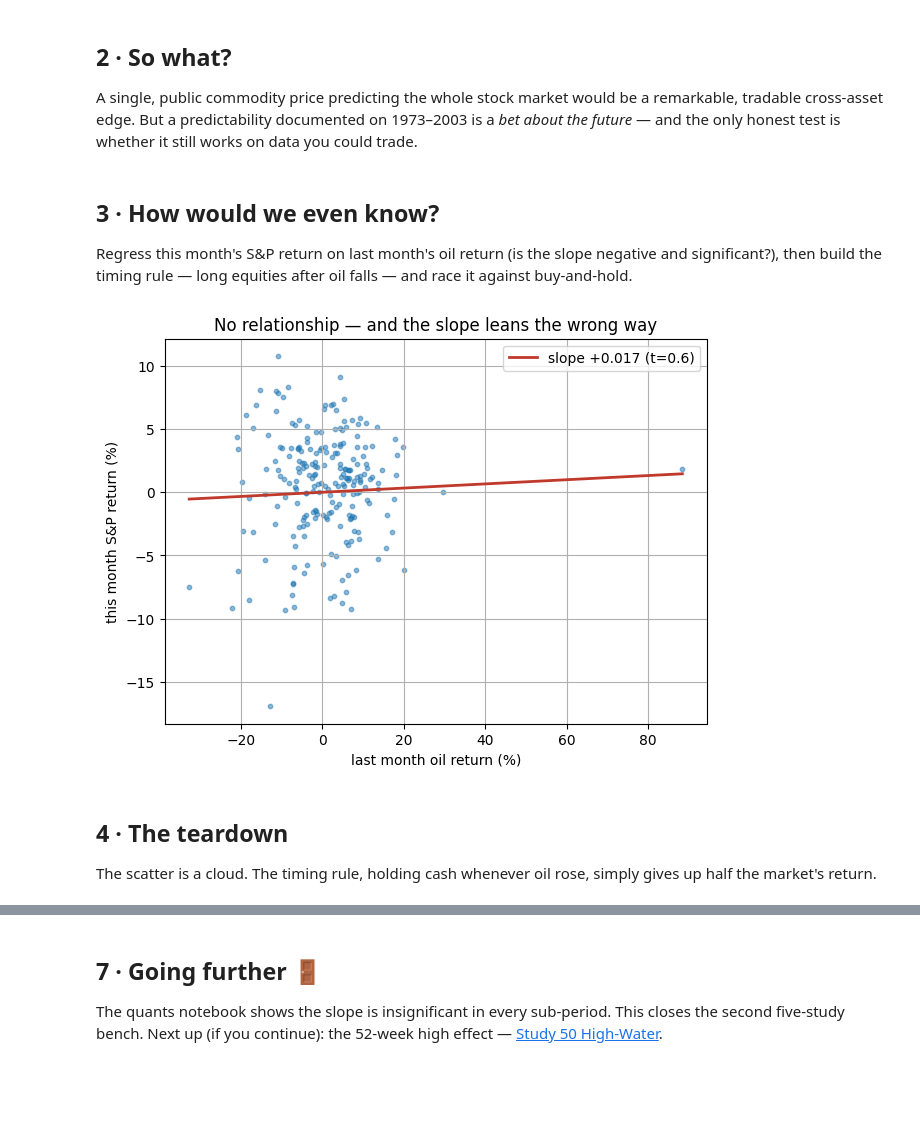
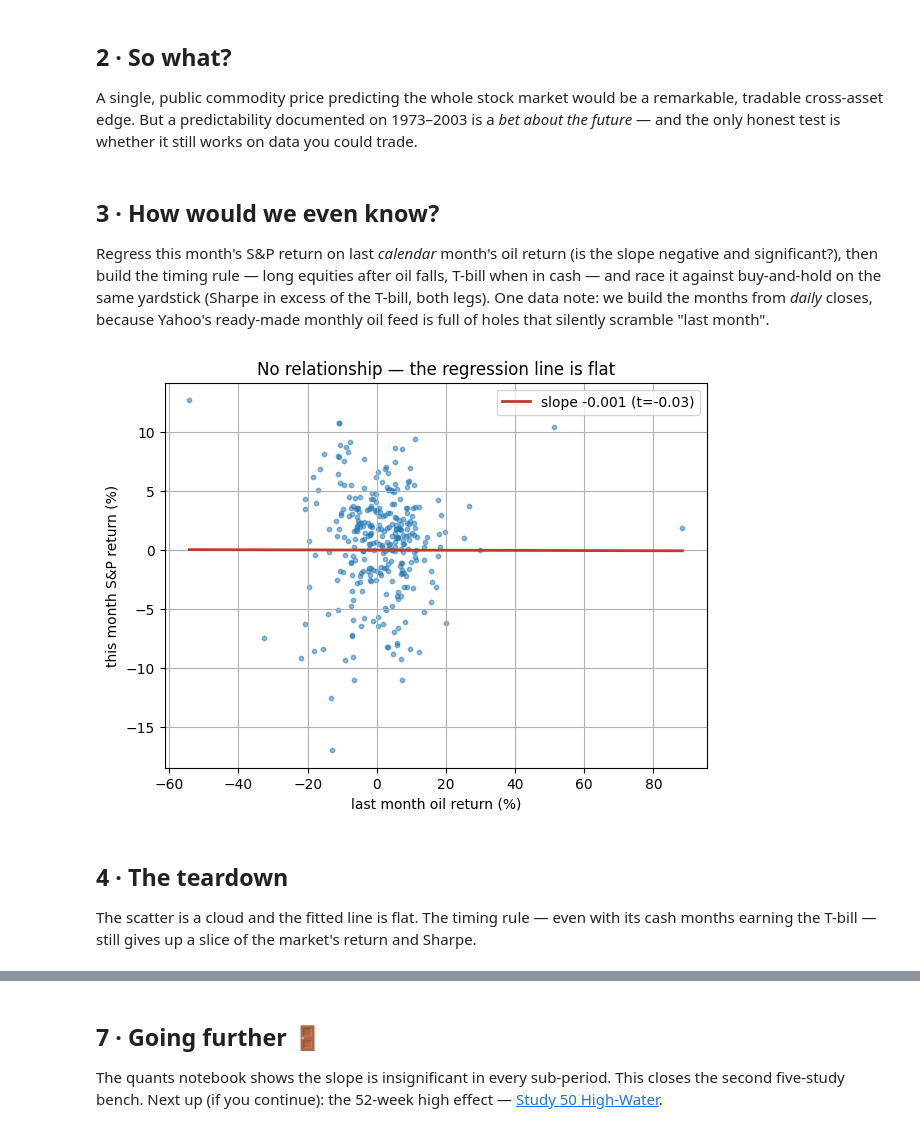
Before and after one commit to Guillain-RDCDE/Open-Alpha-Lab, a Jupyter notebook: studies/49-black-gold/notebooks/01_for_the_curious.ipynb, the cells around one changed output, grey strips where cells are left out. Drawn from its saved outputs; the diff is of its cells as text; code cells hidden in the pictures; blank space fills up the shorter version.

```diff
--- a/studies/49-black-gold/notebooks/01_for_the_curious.ipynb
+++ b/studies/49-black-gold/notebooks/01_for_the_curious.ipynb
@@ -20,9 +20,11 @@ import matplotlib.pyplot as plt
 plt.rcParams["figure.figsize"] = (10, 5.5); plt.rcParams["axes.grid"] = True
 import numpy as np, pandas as pd
 from black_gold import data, strategy as st
-d = data.fetch_pair()                          # cache-first; built by examples/verify.py --fetch
+from quantlab import repro
+d = repro.as_of(data.fetch_pair())             # cache-first (examples/verify.py --fetch); hole-free monthly grid, pinned as-of
 reg = st.predict_regression(d["oil"], d["eq"])
-timing, bh = st.oil_timing(d["oil"], d["eq"]), st.buy_hold(d["eq"])
+timing = st.oil_timing(d["oil"], d["eq"], d["tbill"])  # cash leg earns the 13-week T-bill
+bh = st.buy_hold(d["eq"])
 # %% [markdown]
 ## The answer first 🎯
 
@@ -42,18 +44,18 @@ A single, public commodity price predicting the whole stock market would be a re
 # %% [markdown]
 ## 3 · How would we even know?
 
-Regress this month's S&P return on last month's oil return (is the slope negative and significant?), then build the timing rule — long equities after oil falls — and race it against buy-and-hold.
+Regress this month's S&P return on last *calendar* month's oil return (is the slope negative and significant?), then build the timing rule — long equities after oil falls, T-bill when in cash — and race it against buy-and-hold on the same yardstick (Sharpe in excess of the T-bill, both legs). One data note: we build the months from *daily* closes, because Yahoo's ready-made monthly oil feed is full of holes that silently scramble "last month".
 # %%
 fig,ax=plt.subplots(figsize=(7,5))
-ax.scatter(d['oil'].shift(1)*100, d['eq']*100, s=10, alpha=.5)
+ax.scatter(st.lag_one_month(d['oil'])*100, d['eq']*100, s=10, alpha=.5)
 xs=np.linspace(d['oil'].min()*100, d['oil'].max()*100, 50)
-ax.plot(xs, (reg['slope']*xs/100 + 0)*100, color='#c0392b', lw=2, label=f"slope {reg['slope']:+.3f} (t={reg['tstat']:.1f})")
+ax.plot(xs, (reg['slope']*xs/100 + 0)*100, color='#c0392b', lw=2, label=f"slope {reg['slope']:+.3f} (t={reg['tstat']:.2f})")
 ax.set_xlabel('last month oil return (%)'); ax.set_ylabel('this month S&P return (%)')
-ax.set_title('No relationship — and the slope leans the wrong way'); ax.legend(); plt.show()
+ax.set_title('No relationship — the regression line is flat'); ax.legend(); plt.show()
 # %% [output]
-[figure, old version]
+[figure, new version]
 # %% [markdown]
 ## 4 · The teardown
 
-The scatter is a cloud. The timing rule, holding cash whenever oil rose, simply gives up half the market's return.
+The scatter is a cloud and the fitted line is flat. The timing rule — even with its cash months earning the T-bill — still gives up a slice of the market's return and Sharpe.
 # %%
```
Also changed, not shown: parts of 6 cells of this notebook, 10 other files.
